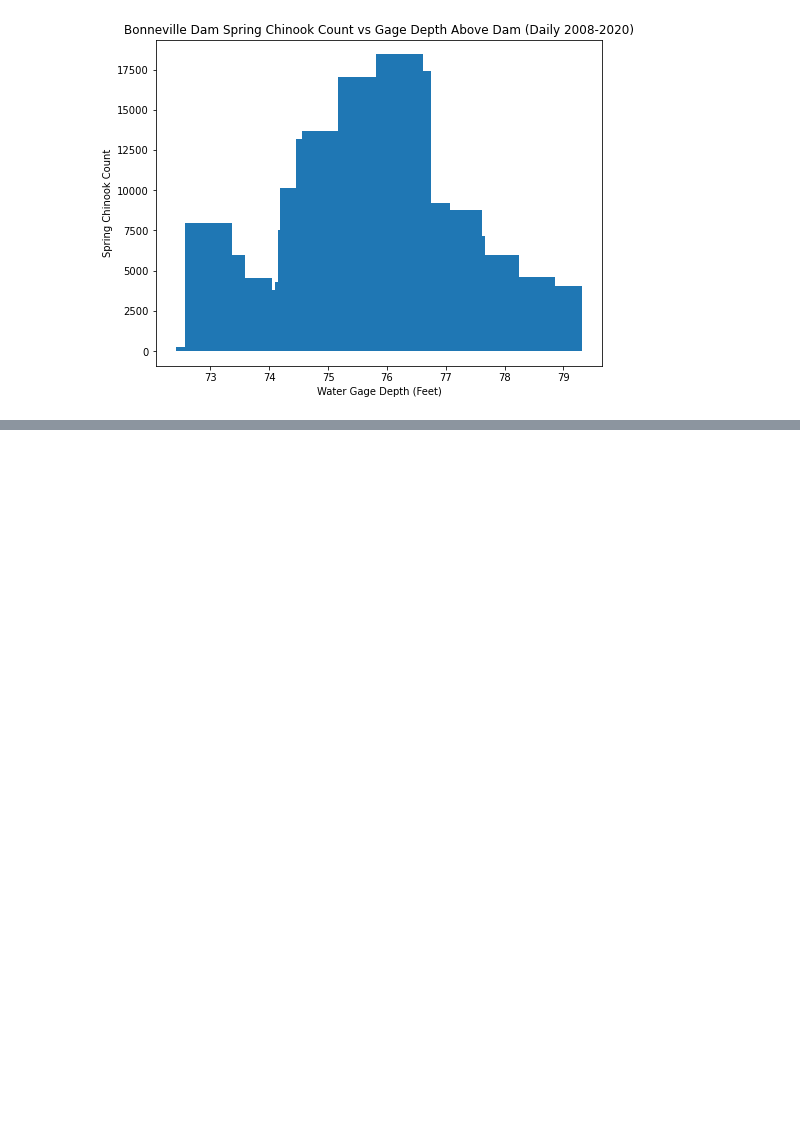
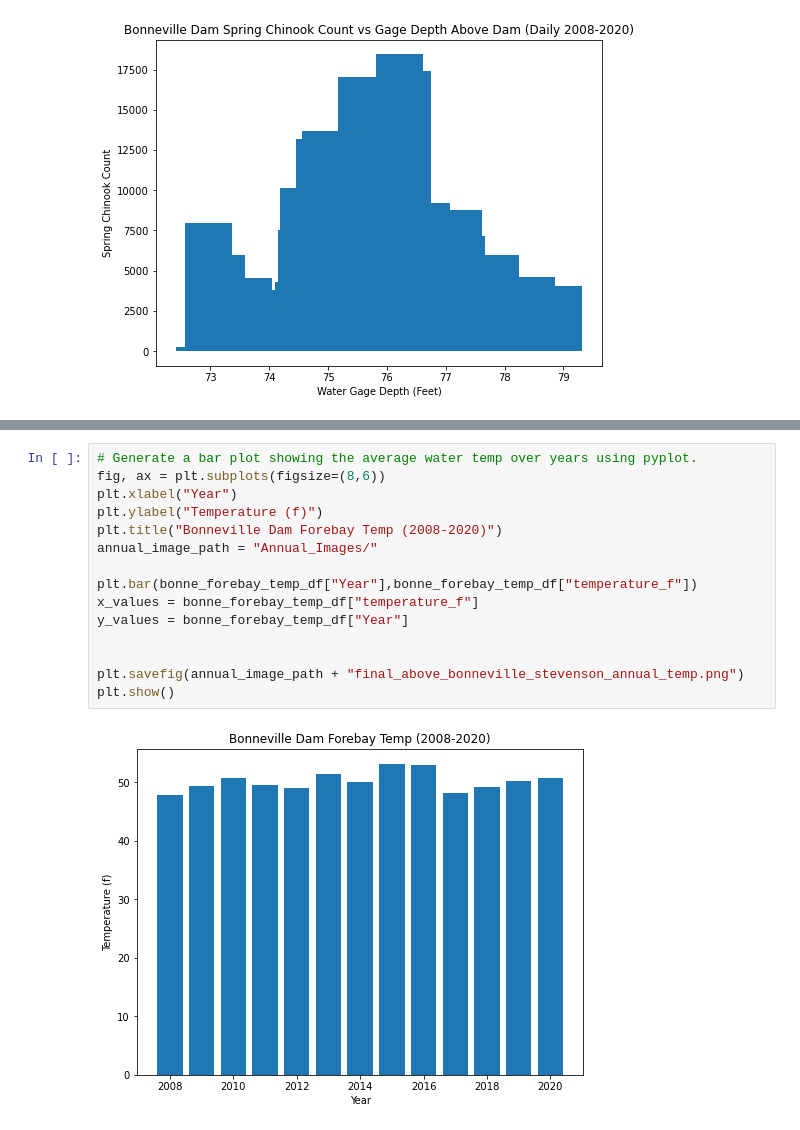
Before and after one commit to jayhjman/bootcamp-project1, a Jupyter notebook: last_willamette.ipynb, the cells around one changed output, grey strips where cells are left out. Drawn from its saved outputs; the diff is of its cells as text; blank space fills up the shorter version.

```diff
--- a/last_willamette.ipynb
+++ b/last_willamette.ipynb
@@ -299,0 +412,17 @@ The p-value is: 8.085071504614143e-07
+# %%
+# Generate a bar plot showing the average water temp over years using pyplot.
+fig, ax = plt.subplots(figsize=(8,6))
+plt.xlabel("Year")
+plt.ylabel("Temperature (f)")
+plt.title("Bonneville Dam Forebay Temp (2008-2020)")
+annual_image_path = "Annual_Images/"
+
+plt.bar(bonne_forebay_temp_df["Year"],bonne_forebay_temp_df["temperature_f"])
+x_values = bonne_forebay_temp_df["temperature_f"]
+y_values = bonne_forebay_temp_df["Year"]
+
+
+plt.savefig(annual_image_path + "final_above_bonneville_stevenson_annual_temp.png")
+plt.show()
+# %% [output]
+[figure, added]
```
Also changed, not shown: parts of 14 cells of this notebook, 9 other files.
